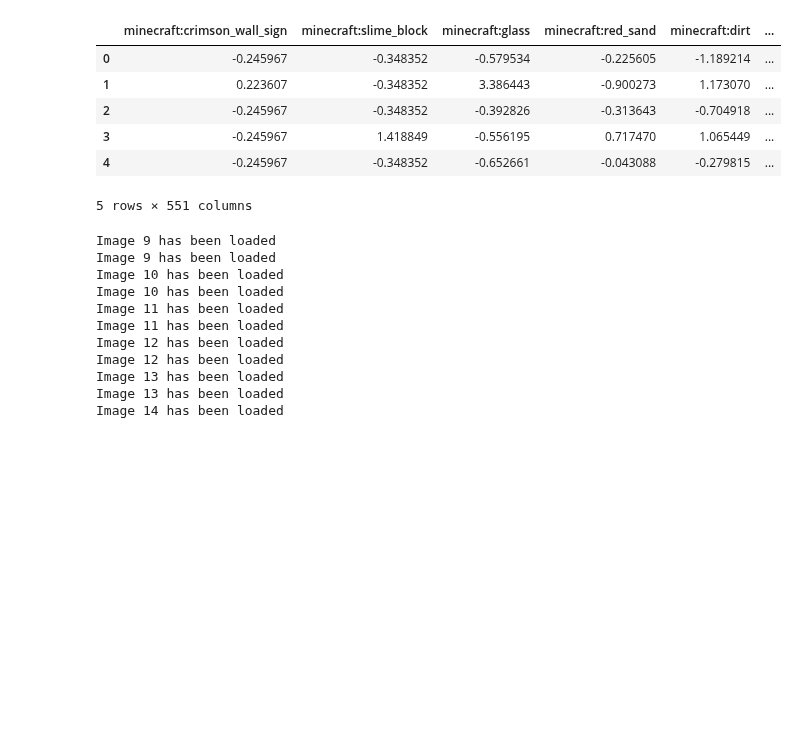
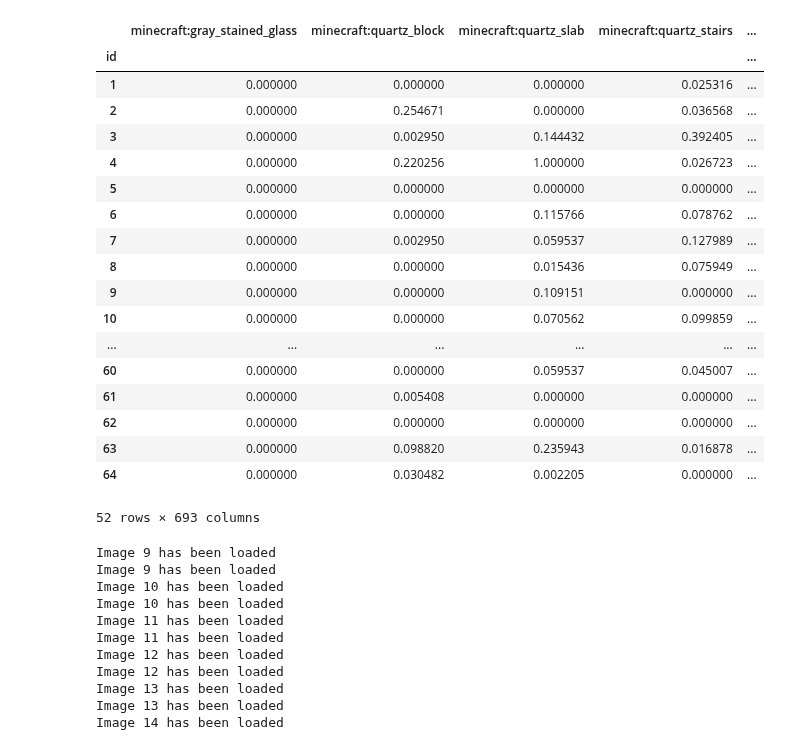
Before and after one commit to whimc/WHIMC-Habitat-Chatbot-ML, a Jupyter notebook: habitat_ml/Habitat_MultiInput_MixedData.ipynb, the cells around one changed output. Drawn from its saved outputs; the diff is of its cells as text; code cells hidden in the pictures; blank space fills up the shorter version.

```diff
--- a/habitat_ml/Habitat_MultiInput_MixedData.ipynb
+++ b/habitat_ml/Habitat_MultiInput_MixedData.ipynb
@@ -41,18 +42,30 @@ Name: health, dtype: int64
 # %%
 def loadCategorical():
-    categorical = pd.read_csv('block_counts_standardized.csv')
+    categorical = pd.read_csv('block_counts_normalized_updated.csv', index_col = "id")
     return categorical
 # %%
 categorical = loadCategorical()
-categorical.head(5)
+categorical
 # %% [output]
-|  | minecraft:crimson_wall_sign | minecraft:slime_block | minecraft:glass | minecraft:red_sand | minecraft:dirt | ... |
-| 0 | -0.245967 | -0.348352 | -0.579534 | -0.225605 | -1.189214 | ... |
-| 1 | 0.223607 | -0.348352 | 3.386443 | -0.900273 | 1.173070 | ... |
-| 2 | -0.245967 | -0.348352 | -0.392826 | -0.313643 | -0.704918 | ... |
-| 3 | -0.245967 | 1.418849 | -0.556195 | 0.717470 | 1.065449 | ... |
-| 4 | -0.245967 | -0.348352 | -0.652661 | -0.043088 | -0.279815 | ... |
+|  | minecraft:gray_stained_glass | minecraft:quartz_block | minecraft:quartz_slab | minecraft:quartz_stairs | ... |
+| id |  |  |  |  | ... |
+| 1 | 0.000000 | 0.000000 | 0.000000 | 0.025316 | ... |
+| 2 | 0.000000 | 0.254671 | 0.000000 | 0.036568 | ... |
+| 3 | 0.000000 | 0.002950 | 0.144432 | 0.392405 | ... |
+| 4 | 0.000000 | 0.220256 | 1.000000 | 0.026723 | ... |
+| 5 | 0.000000 | 0.000000 | 0.000000 | 0.000000 | ... |
+| 6 | 0.000000 | 0.000000 | 0.115766 | 0.078762 | ... |
+| 7 | 0.000000 | 0.002950 | 0.059537 | 0.127989 | ... |
+| 8 | 0.000000 | 0.000000 | 0.015436 | 0.075949 | ... |
+| 9 | 0.000000 | 0.000000 | 0.109151 | 0.000000 | ... |
+| 10 | 0.000000 | 0.000000 | 0.070562 | 0.099859 | ... |
+| ... | ... | ... | ... | ... | ... |
+| 60 | 0.000000 | 0.000000 | 0.059537 | 0.045007 | ... |
+| 61 | 0.000000 | 0.005408 | 0.000000 | 0.000000 | ... |
+| 62 | 0.000000 | 0.000000 | 0.000000 | 0.000000 | ... |
+| 63 | 0.000000 | 0.098820 | 0.235943 | 0.016878 | ... |
+| 64 | 0.000000 | 0.030482 | 0.002205 | 0.000000 | ... |
-5 rows × 551 columns
+52 rows × 693 columns
 # %%
 def loadImages():
     train_images_aerial = [None] * len(labels.index)
```
Also changed, not shown: parts of 8 cells of this notebook, 6 other files.
